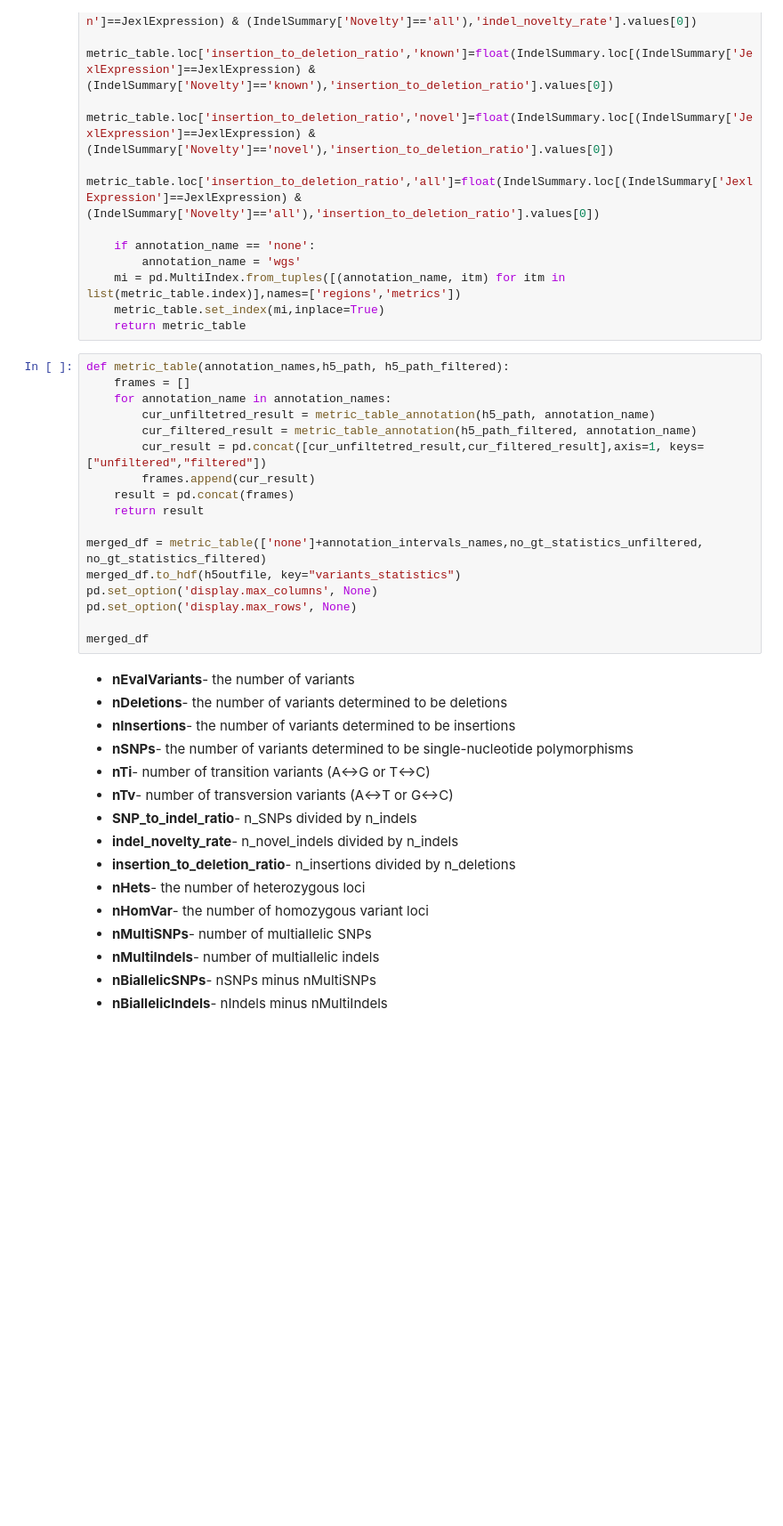
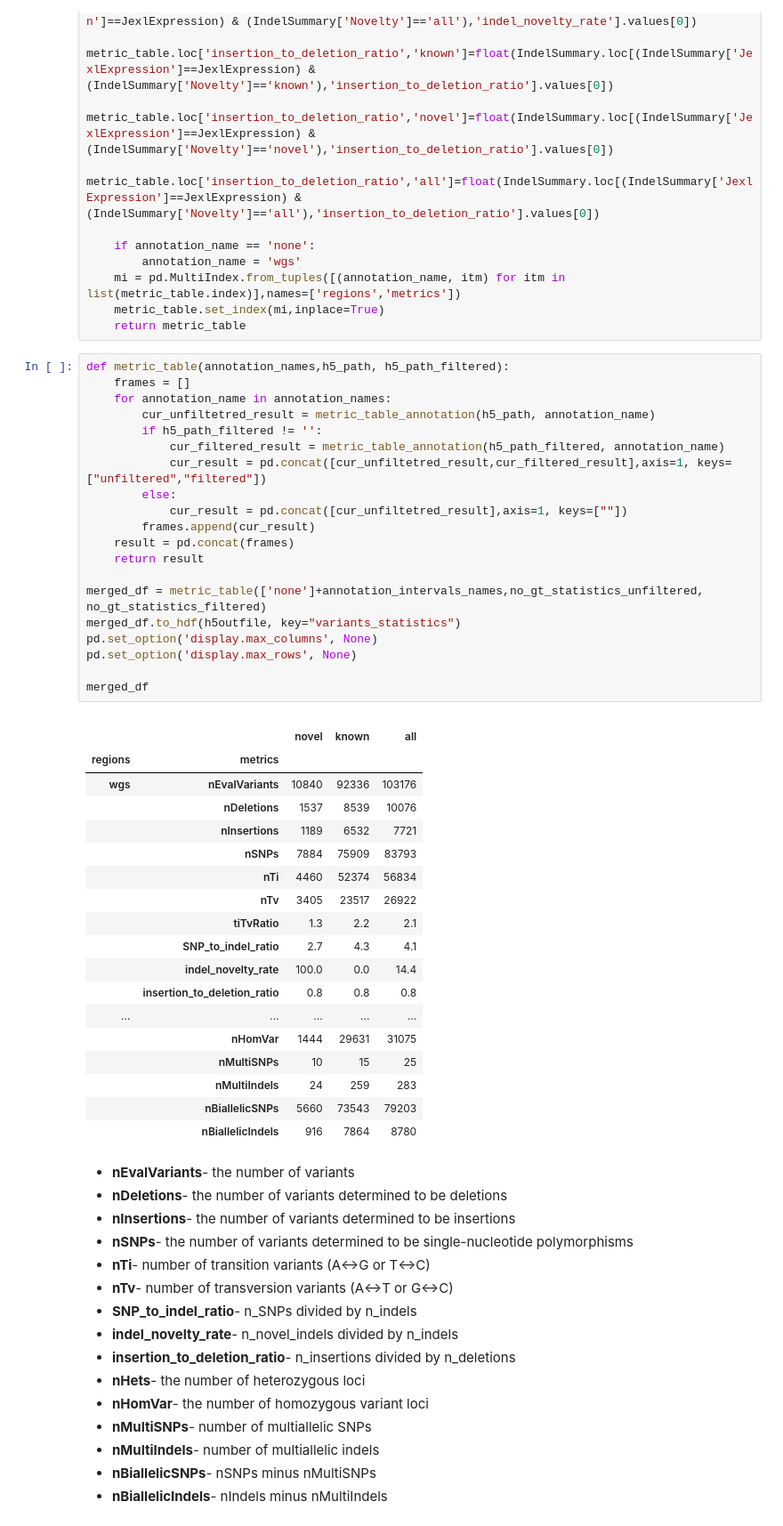
Before and after one commit to Ultimagen/VariantCalling, a Jupyter notebook: ugvc/reports/report_wo_gt.ipynb, the cells around one changed output. Shown at 89% size. Drawn from its saved outputs; the diff is of its cells as text; blank space fills up the shorter version.

```diff
--- a/ugvc/reports/report_wo_gt.ipynb
+++ b/ugvc/reports/report_wo_gt.ipynb
@@ -204,20 +216,43 @@ def metric_table_annotation(h5_path, annotation_name='none'):
 # %%
 def metric_table(annotation_names,h5_path, h5_path_filtered):
     frames = []
     for annotation_name in annotation_names:
         cur_unfiltetred_result = metric_table_annotation(h5_path, annotation_name)
-        cur_filtered_result = metric_table_annotation(h5_path_filtered, annotation_name)
-        cur_result = pd.concat([cur_unfiltetred_result,cur_filtered_result],axis=1, keys=["unfiltered","filtered"])
+        if h5_path_filtered != '':
+            cur_filtered_result = metric_table_annotation(h5_path_filtered, annotation_name)
+            cur_result = pd.concat([cur_unfiltetred_result,cur_filtered_result],axis=1, keys=["unfiltered","filtered"])
+        else:
+            cur_result = pd.concat([cur_unfiltetred_result],axis=1, keys=[""])
         frames.append(cur_result)
     result = pd.concat(frames)
     return result
 
 merged_df = metric_table(['none']+annotation_intervals_names,no_gt_statistics_unfiltered, no_gt_statistics_filtered)
 merged_df.to_hdf(h5outfile, key="variants_statistics")
 pd.set_option('display.max_columns', None)
 pd.set_option('display.max_rows', None)
 
 merged_df
+# %% [output]
+|  |  |  |  |  |
+|  |  | novel | known | all |
+| regions | metrics |  |  |  |
+| wgs | nEvalVariants | 10840 | 92336 | 103176 |
+|  | nDeletions | 1537 | 8539 | 10076 |
+|  | nInsertions | 1189 | 6532 | 7721 |
+|  | nSNPs | 7884 | 75909 | 83793 |
+|  | nTi | 4460 | 52374 | 56834 |
+|  | nTv | 3405 | 23517 | 26922 |
+|  | tiTvRatio | 1.3 | 2.2 | 2.1 |
+|  | SNP_to_indel_ratio | 2.7 | 4.3 | 4.1 |
+|  | indel_novelty_rate | 100.0 | 0.0 | 14.4 |
+|  | insertion_to_deletion_ratio | 0.8 | 0.8 | 0.8 |
+| ... | ... | ... | ... | ... |
+|  | nHomVar | 1444 | 29631 | 31075 |
+|  | nMultiSNPs | 10 | 15 | 25 |
+|  | nMultiIndels | 24 | 259 | 283 |
+|  | nBiallelicSNPs | 5660 | 73543 | 79203 |
+|  | nBiallelicIndels | 916 | 7864 | 8780 |
 # %% [markdown]
 
 <ul>
```
Also changed, not shown: parts of 10 cells of this notebook.
